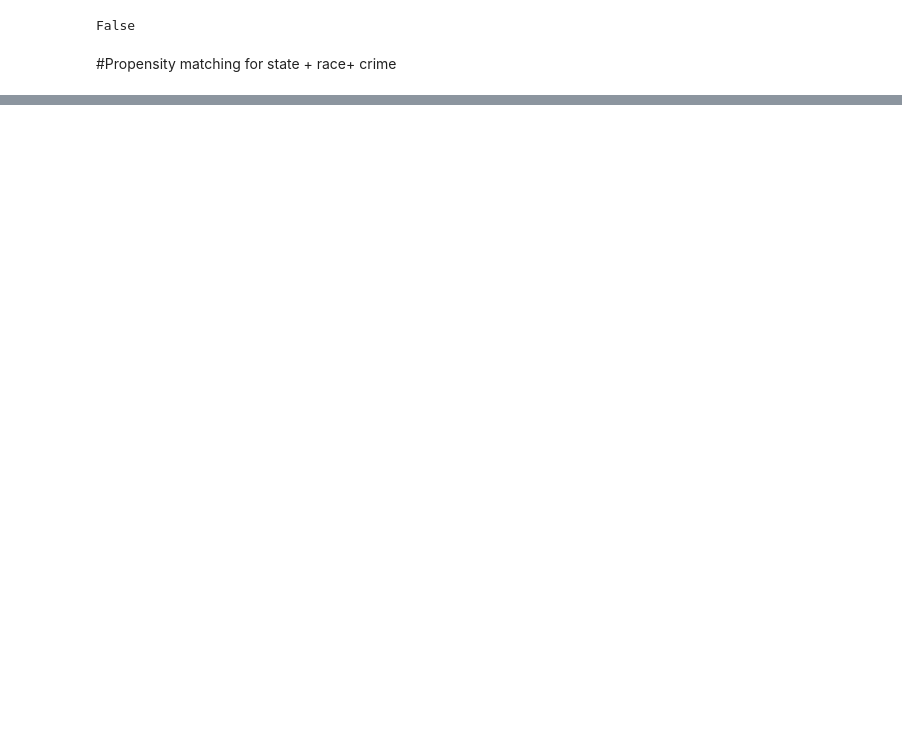
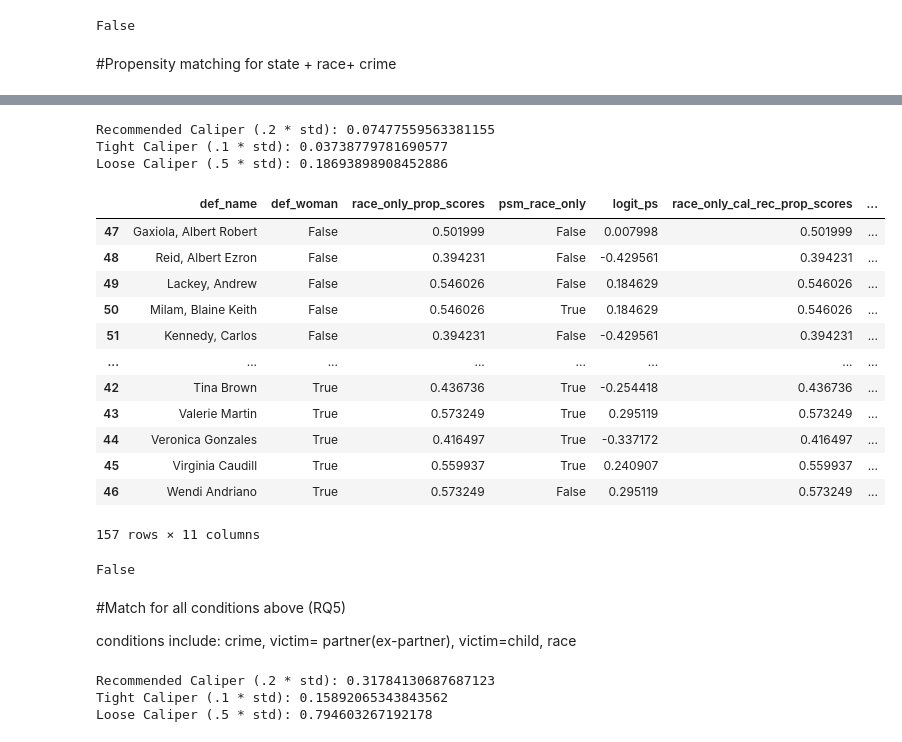
Before and after one commit to camille2019/Women-Capital-Trial-Analysis, a Jupyter notebook: propensity_matching_psm.ipynb, the cells around one changed output, grey strips where cells are left out. Saved outputs shown, nothing was run; the diff lists cells and outputs as text; code cells hidden in the pictures; blank space fills up the shorter version.

```diff
--- a/propensity_matching_psm.ipynb
+++ b/propensity_matching_psm.ipynb
@@ -42,7 +45,7 @@ save_path = '/content/drive/MyDrive/Capital_trials/'
 # full_meta = pd.read_csv(save_path + 'full_crime_meta_.csv')
 # ohe_meta = pd.read_csv('/content/drive/MyDrive/Capital_trials/ohe_metadata_only.csv')
 
-ohe_meta = pd.read_csv('/content/updated_full_metadata_ohe.csv')
+ohe_meta = pd.read_csv('/content/ohe_meta_all_categories.csv')
 # %%
 ohe_meta
 
@@ -267,0 +446,3 @@ crime_only_prop.to_csv('crime_matched_group_options.csv')
+# %%
+race_only_props = add_propensity(race_cols, 'gender_woman', ohe_meta, df, 'race_only')
+race_only_props
@@ -267,0 +463,30 @@ crime_only_prop.to_csv('crime_matched_group_options.csv')
+# %%
+find_caliper(race_only_props,'race_only_prop_scores' )
+# %% [output]
+Recommended Caliper (.2 * std): 0.07477559563381155
+Tight Caliper (.1 * std): 0.03738779781690577
+Loose Caliper (.5 * std): 0.18693898908452886
+# %%
+race_only_props = add_propensity(race_cols, 'gender_woman', ohe_meta, race_only_props, 'race_only_cal_rec', cal=0.07477559563381155 )
+race_only_props = add_propensity(race_cols, 'gender_woman', ohe_meta, race_only_props, 'race_only_cal_loose', cal = 0.18693898908452886)
+race_only_props = add_propensity(race_cols, 'gender_woman', ohe_meta, race_only_props, 'race_only_cal_tight', cal =0.03738779781690577 )
+# %%
+race_only_props
+# %% [output]
+|  | def_name | def_woman | race_only_prop_scores | psm_race_only | logit_ps | race_only_cal_rec_prop_scores | ... |
+| 47 | Gaxiola, Albert Robert | False | 0.501999 | False | 0.007998 | 0.501999 | ... |
+| 48 | Reid, Albert Ezron | False | 0.394231 | False | -0.429561 | 0.394231 | ... |
+| 49 | Lackey, Andrew | False | 0.546026 | False | 0.184629 | 0.546026 | ... |
+| 50 | Milam, Blaine Keith | False | 0.546026 | True | 0.184629 | 0.546026 | ... |
+| 51 | Kennedy, Carlos | False | 0.394231 | False | -0.429561 | 0.394231 | ... |
+| ... | ... | ... | ... | ... | ... | ... | ... |
+| 42 | Tina Brown | True | 0.436736 | True | -0.254418 | 0.436736 | ... |
+| 43 | Valerie Martin | True | 0.573249 | True | 0.295119 | 0.573249 | ... |
+| 44 | Veronica Gonzales | True | 0.416497 | True | -0.337172 | 0.416497 | ... |
+| 45 | Virginia Caudill | True | 0.559937 | True | 0.240907 | 0.559937 | ... |
+| 46 | Wendi Andriano | True | 0.573249 | False | 0.295119 | 0.573249 | ... |
+157 rows × 11 columns
+# %%
+check_calipers_same_match(race_only_props, 'psm_race_only_cal_rec','psm_race_only' )
+# %% [output]
+False
@@ -267,0 +495,4 @@ crime_only_prop.to_csv('crime_matched_group_options.csv')
+# %% [markdown]
+#Match for all conditions above (RQ5)
+
+conditions include: crime, victim= partner(ex-partner), victim=child, race
@@ -267,0 +503,6 @@ crime_only_prop.to_csv('crime_matched_group_options.csv')
+# %%
+find_caliper(rq5prop,'rq5_match_prop_scores' )
+# %% [output]
+Recommended Caliper (.2 * std): 0.31784130687687123
+Tight Caliper (.1 * std): 0.15892065343843562
+Loose Caliper (.5 * std): 0.794603267192178
```
Also changed, not shown: parts of 57 cells of this notebook.
